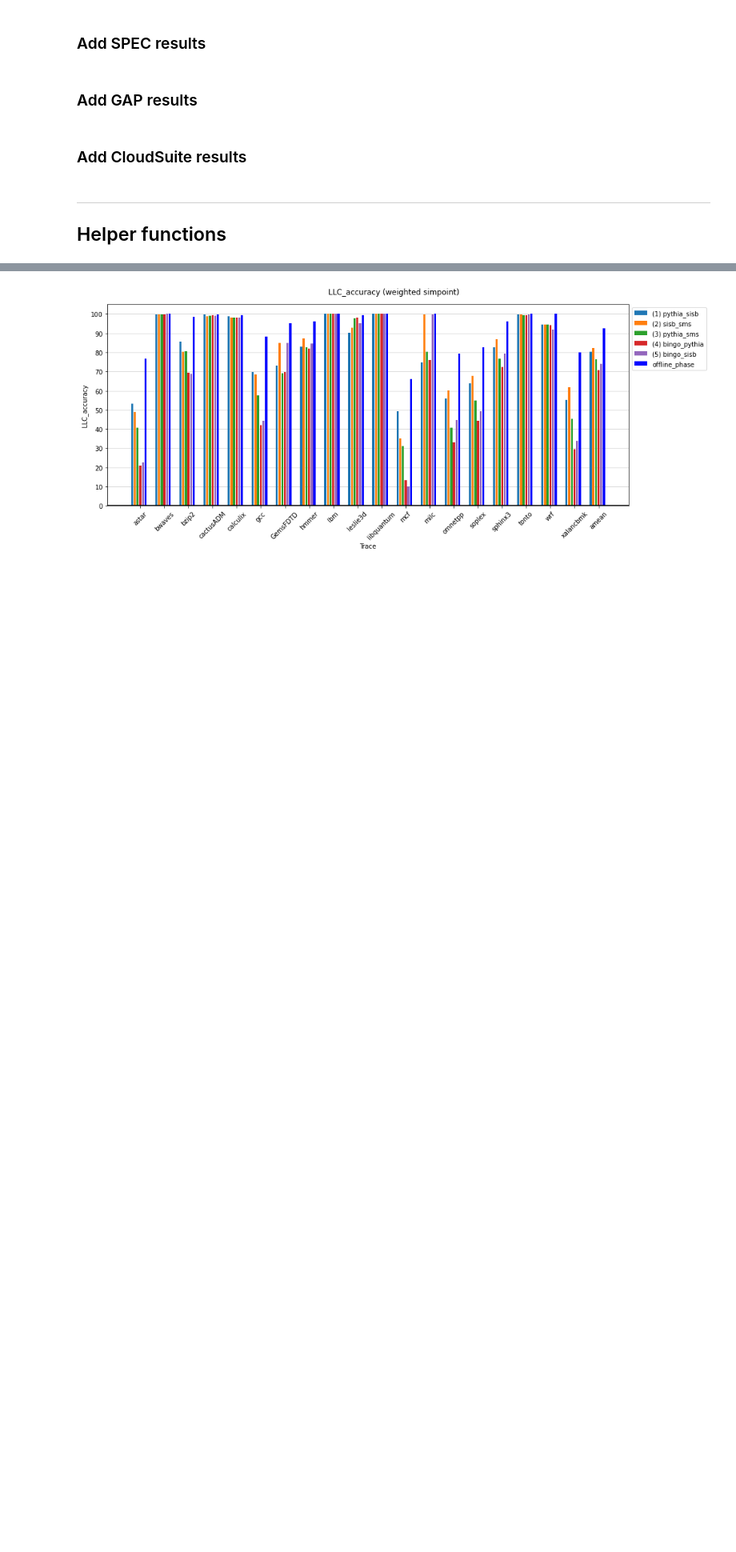
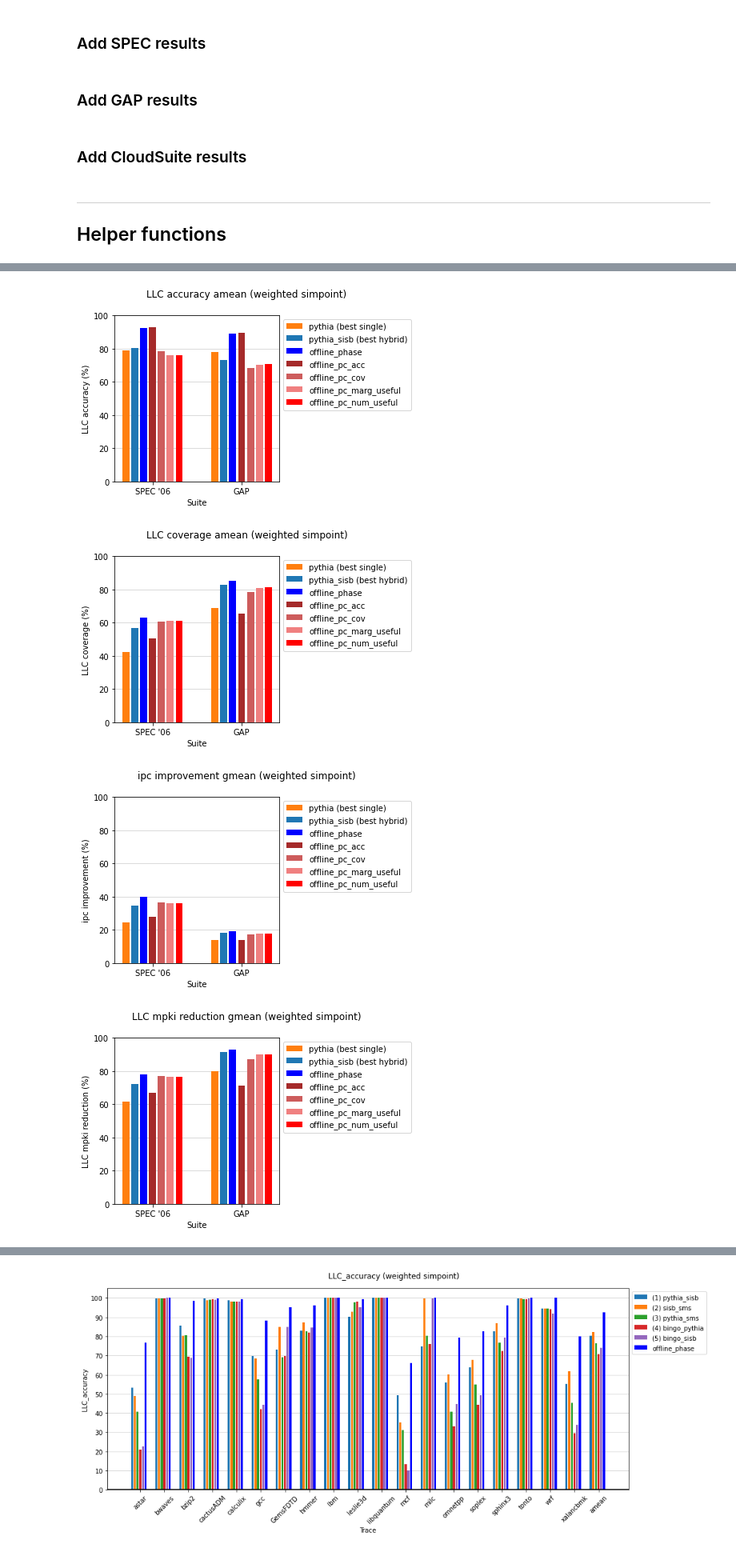
Before and after one commit to cmolder/prefetcher-zoo-analysis, a Jupyter notebook: 20220327-zoo-stats.ipynb, the cells around one changed output, grey strips where cells are left out. Shown at 80% size. Cells and saved outputs as stored; diff of their text form; code cells hidden in the pictures; blank space fills up the shorter version.

```diff
--- a/20220327-zoo-stats.ipynb
+++ b/20220327-zoo-stats.ipynb
@@ -307,0 +458,34 @@ def plot_everything(df, weights,
+# %%
+dpi = None
+best_single = utils.rank_single_prefetchers(df, 'ipc_improvement', 1)
+best_hybrid = utils.rank_prefetchers(df, 'ipc_improvement', 1)
+opp_prefs = [
+    ('no', 'no', 'offline_phase'),
+    ('no', 'no', 'offline_pc_acc'),
+    ('no', 'no', 'offline_pc_cov'),
+    ('no', 'no', 'offline_pc_marg_useful'),
+    ('no', 'no', 'offline_pc_num_useful'),
+
+]
+
+prefs = list(itertools.chain.from_iterable((best_single, best_hybrid, opp_prefs)))
+for metric in ['LLC_accuracy', 'LLC_coverage', 'ipc_improvement', 'LLC_mpki_reduction']:
+    plot_mean_stats(
+        df, weights, prefs, [utils.spec, utils.gap], ['SPEC \'06', 'GAP'],
+        metric=metric,
+        override_labels={
+            ('no', 'no', 'pythia'): 'pythia (best single)',
+            ('no', 'no', 'pythia_sisb'): 'pythia_sisb (best hybrid)'
+        },
+        override_colors={
+            ('no', 'no', 'pythia'): 'C1',
+            ('no', 'no', 'pythia_sisb'): 'C0'
+        },
+        dpi=dpi
+    )
+    plt.savefig(f'plots/zoo-stats/{metric}_means_opportunity_pcmetric.pdf')
+# %% [output]
+[figure, added]
+[figure, added]
+[figure, added]
+[figure, added]
```
Also changed, not shown: parts of 19 cells of this notebook, 3 other files.
